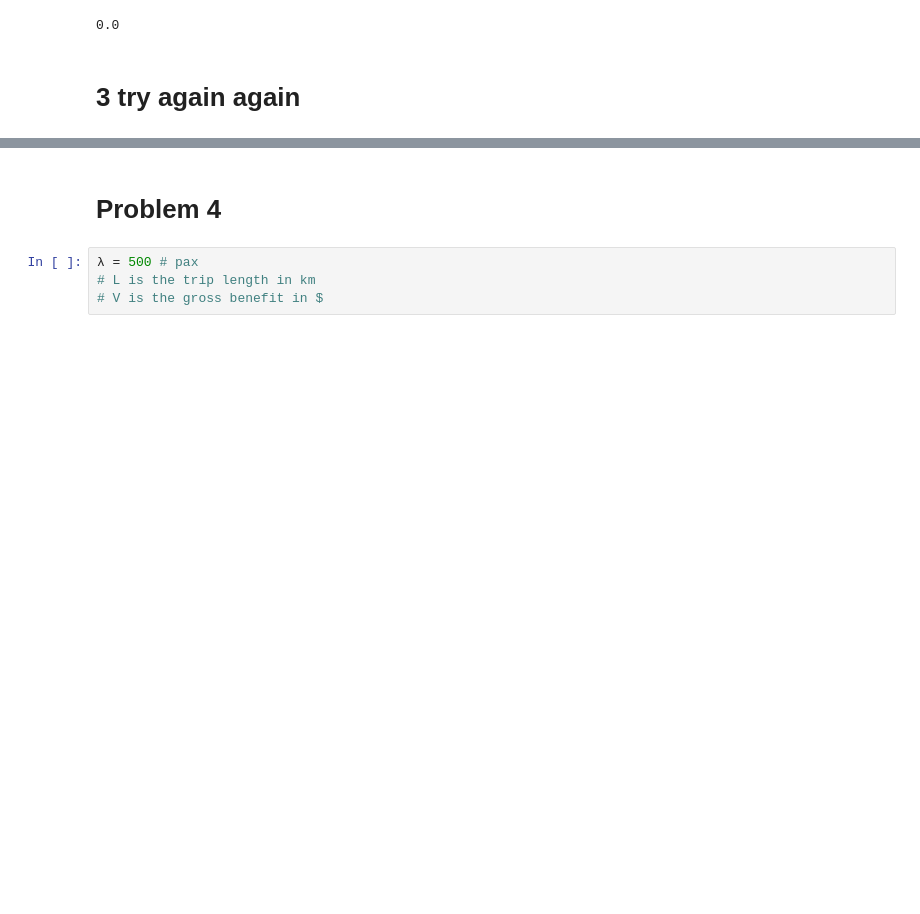
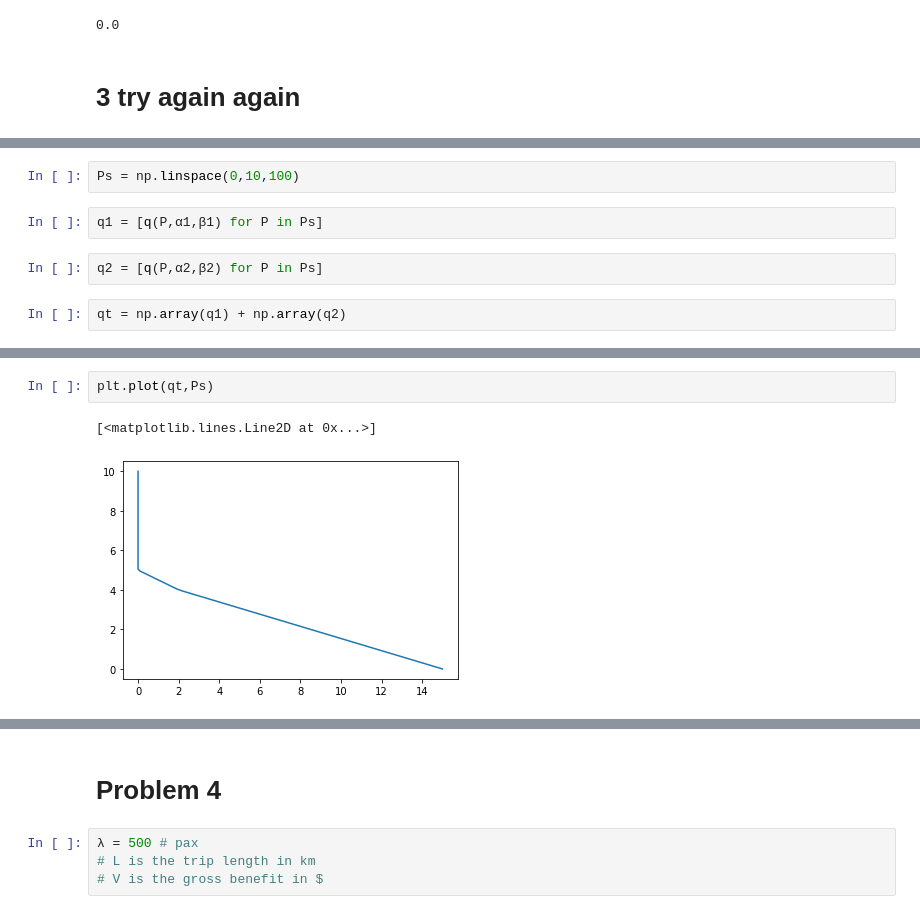
Before and after one commit to noahgarfinkle/Spring2020, a Jupyter notebook: CEE 498 Transportation Economics/Assignments/Assignment 1.ipynb, the cells around one changed output, grey strips where cells are left out. Saved outputs shown, nothing was run; the diff lists cells and outputs as text; blank space fills up the shorter version.

```diff
--- a/CEE 498 Transportation Economics/Assignments/Assignment 1.ipynb
+++ b/CEE 498 Transportation Economics/Assignments/Assignment 1.ipynb
@@ -210,0 +216,8 @@ q(4,α2,β2)
+# %%
+Ps = np.linspace(0,10,100)
+# %%
+q1 = [q(P,α1,β1) for P in Ps]
+# %%
+q2 = [q(P,α2,β2) for P in Ps]
+# %%
+qt = np.array(q1) + np.array(q2)
@@ -210,0 +270,5 @@ q(4,α2,β2)
+# %%
+plt.plot(qt,Ps)
+# %% [output]
+[<matplotlib.lines.Line2D at 0x...>]
+[figure, added]
```
Also changed, not shown: parts of 4 cells of this notebook, 1 other file.
